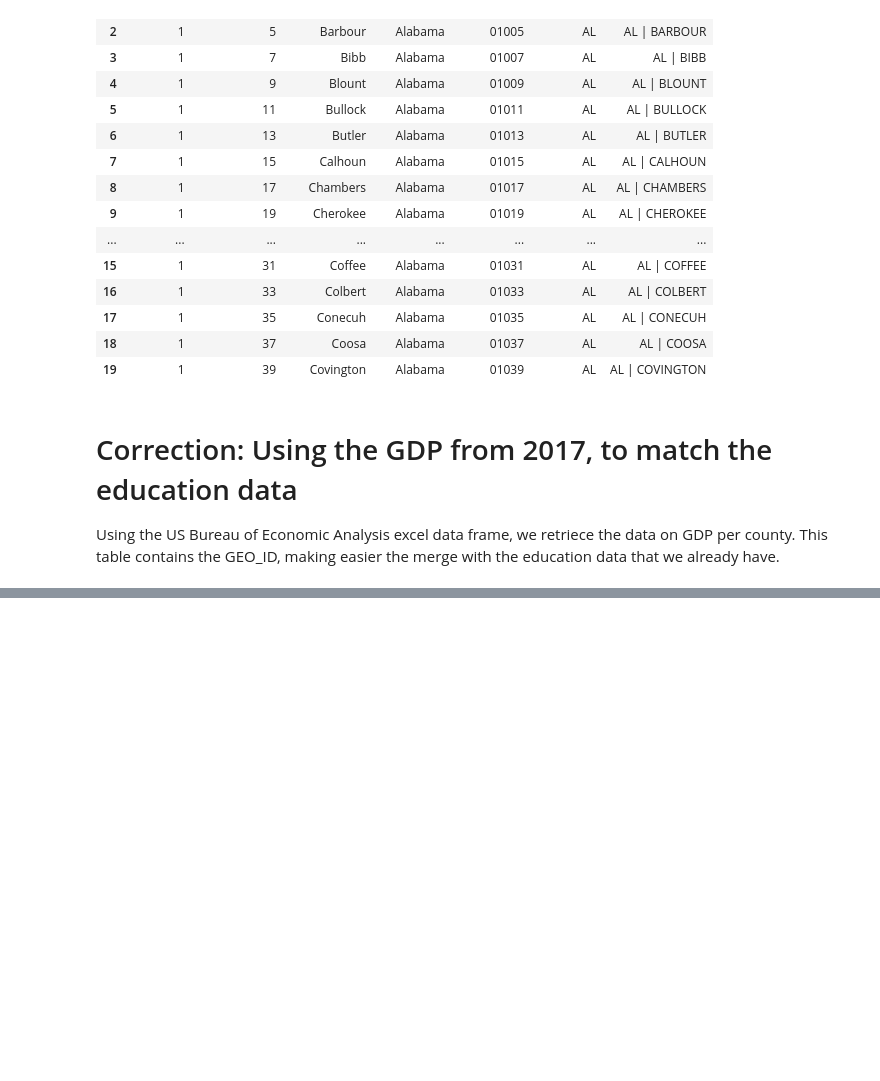
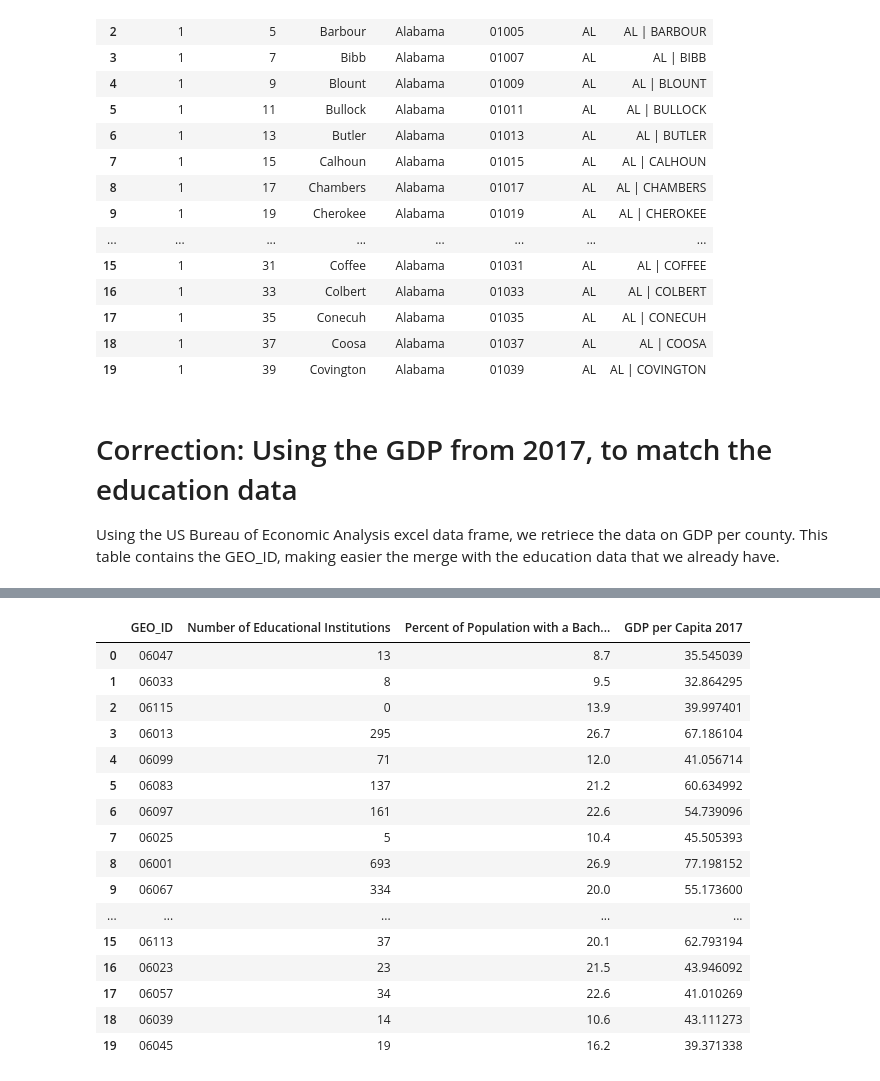
Before and after one commit to leomassoc/LSE-DS105L-Data-Detectives, a Jupyter notebook: notebooks/NB2 Education and Salary - a first overview.ipynb, the cells around one changed output, grey strips where cells are left out. Cells and saved outputs as stored; diff of their text form; code cells hidden in the pictures; blank space fills up the shorter version.

```diff
--- a/notebooks/NB2 Education and Salary - a first overview.ipynb
+++ b/notebooks/NB2 Education and Salary - a first overview.ipynb
@@ -198,0 +182,6 @@ merged_census
+# %%
+# Remove NAICS2017_LABEL, state, county, County and County_name columns
+merged_census = merged_census.drop(columns=['NAICS2017_LABEL', 'County', 'County_Name'])
+#Create a copy of merged_census called education_data
+education_data = merged_census.copy()
+merged_census
@@ -296,3 +299,16 @@ codes.head(20)
 # %% [markdown]
 # Correction: Using the GDP from 2017, to match the education data
 Using the US Bureau of Economic Analysis excel data frame, we retriece the data on GDP per county. This table contains the GEO_ID, making easier the merge with the education data that we already have.
+# %%
+import pandas as pd
+#import excel file and convert to dataframe
+us_gdp = pd.read_excel("../data/us_gdp_2009-18.xlsx")
+# if GeoFIPS is under 10000, add a 0 in front of it
+us_gdp['Clean GeoFIPS'] = us_gdp['Clean GeoFIPS'].apply(lambda x: '{0:0>5}'.format(x))
+#convert GeoFIPS to string
+us_gdp['Clean GeoFIPS'] = us_gdp['Clean GeoFIPS'].astype('string')
+#keep only Clean GEOFIPS and GDP per Capita 2017
+us_gdp = us_gdp[['Clean GeoFIPS', 'GDP per Capita 2017']]
+#rename Clean GeoFIPS to GEO_ID
+us_gdp = us_gdp.rename(columns={'Clean GeoFIPS': 'GEO_ID'})
+us_gdp.head(20)
@@ -298,0 +333,22 @@ Using the US Bureau of Economic Analysis excel data frame, we retriece the data
+# %%
+#Merge the gdp dataframe with the education_data dataframe
+merged_gdp = pd.merge(education_data, us_gdp, on='GEO_ID')
+merged_gdp.head(20)
+# %% [output]
+|  | GEO_ID | Number of Educational Institutions | Percent of Population with a Bach... | GDP per Capita 2017 |
+| 0 | 06047 | 13 | 8.7 | 35.545039 |
+| 1 | 06033 | 8 | 9.5 | 32.864295 |
+| 2 | 06115 | 0 | 13.9 | 39.997401 |
+| 3 | 06013 | 295 | 26.7 | 67.186104 |
+| 4 | 06099 | 71 | 12.0 | 41.056714 |
+| 5 | 06083 | 137 | 21.2 | 60.634992 |
+| 6 | 06097 | 161 | 22.6 | 54.739096 |
+| 7 | 06025 | 5 | 10.4 | 45.505393 |
+| 8 | 06001 | 693 | 26.9 | 77.198152 |
+| 9 | 06067 | 334 | 20.0 | 55.173600 |
+| ... | ... | ... | ... | ... |
+| 15 | 06113 | 37 | 20.1 | 62.793194 |
+| 16 | 06023 | 23 | 21.5 | 43.946092 |
+| 17 | 06057 | 34 | 22.6 | 41.010269 |
+| 18 | 06039 | 14 | 10.6 | 43.111273 |
+| 19 | 06045 | 19 | 16.2 | 39.371338 |
```
Also changed, not shown: parts of 10 cells of this notebook.
